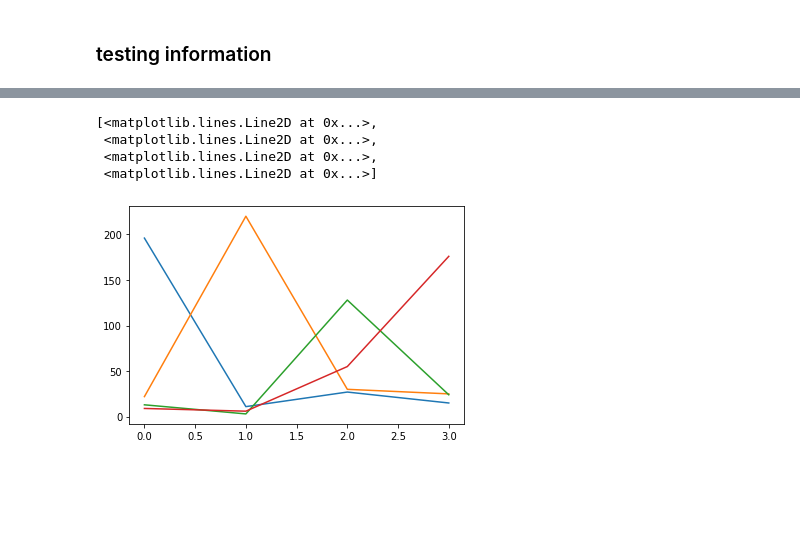
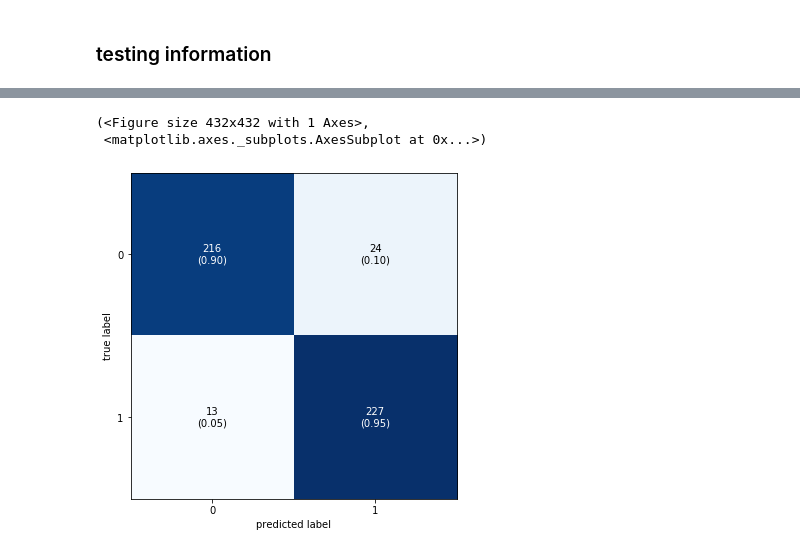
Before and after one commit to Ibrahim182/CNN-ANN-SVM, a Jupyter notebook: SVM_images.ipynb, the cells around one changed output, grey strips where cells are left out. Drawn from its saved outputs; the diff is of its cells as text; code cells hidden in the pictures; blank space fills up the shorter version.

```diff
--- a/SVM_images.ipynb
+++ b/SVM_images.ipynb
@@ -99,9 +136,10 @@ Accuracy =  0.75
 # %%
+from mlxtend.plotting import plot_confusion_matrix
 from sklearn.metrics import confusion_matrix
-plt.plot(confusion_matrix(testing_labels,prediction))
+cm = confusion_matrix(testing_labels,prediction)
+plot_confusion_matrix(conf_mat = cm,figsize=(6,6),
+                     show_normed = True)
 # %% [output]
-[<matplotlib.lines.Line2D at 0x...>,
- <matplotlib.lines.Line2D at 0x...>,
- <matplotlib.lines.Line2D at 0x...>,
- <matplotlib.lines.Line2D at 0x...>]
+(<Figure size 432x432 with 1 Axes>,
+ <matplotlib.axes._subplots.AxesSubplot at 0x...>)
-[figure, old version]
+[figure, new version]
```
Also changed, not shown: parts of 12 cells of this notebook, 1 other file.
